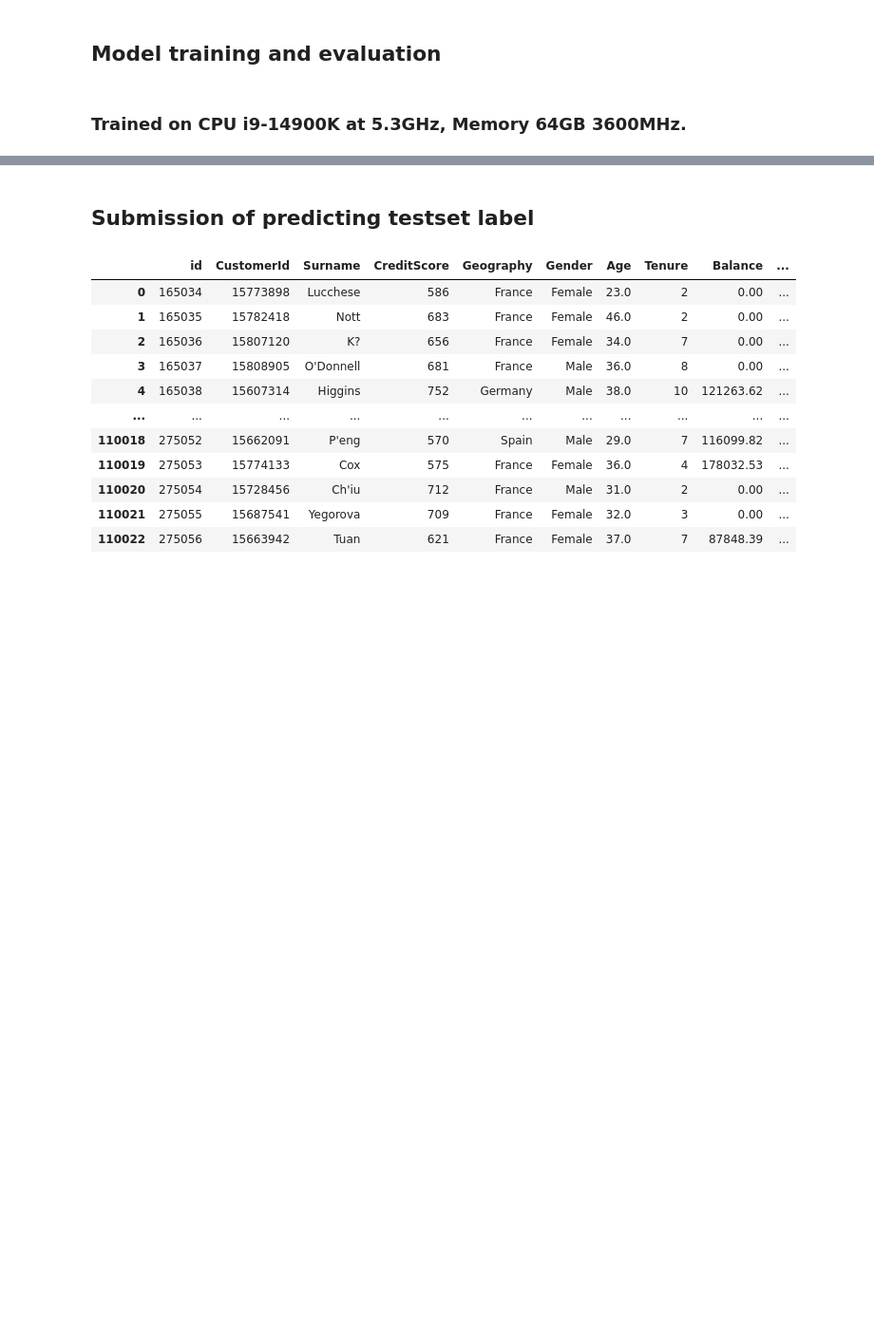
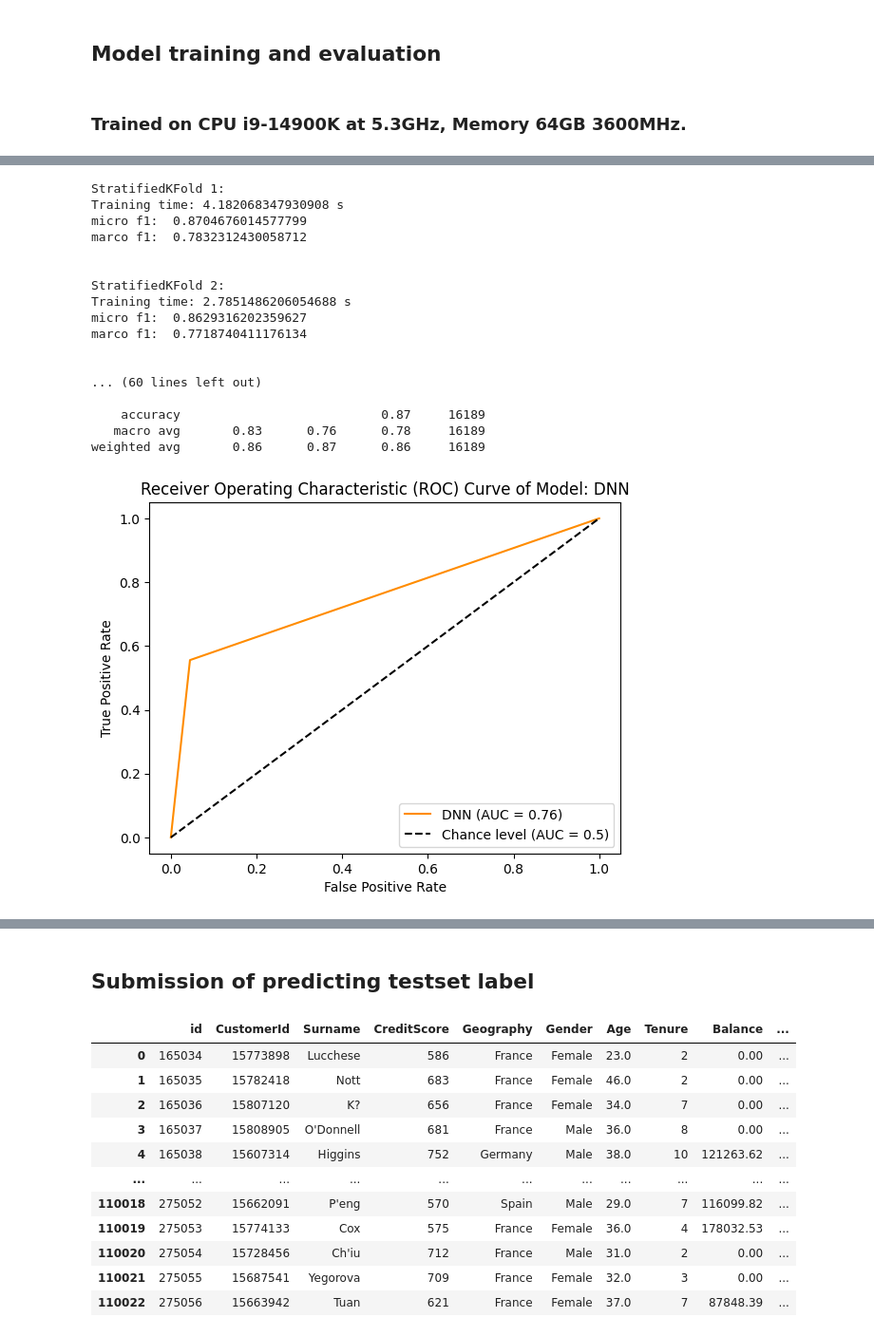
Before and after one commit to OliverWONG-MsC-EEE/COMP5511_Project, a Jupyter notebook: training_v2.ipynb, the cells around one changed output, grey strips where cells are left out. Shown: that part at 95% size. Cells and saved outputs as stored; diff of their text form; code cells hidden in the pictures; blank space fills up the shorter version.

```diff
--- a/training_v2.ipynb
+++ b/training_v2.ipynb
@@ -234,0 +290,22 @@ Best marco f1:  0.7641594048849858
+# %%
+#Deep Neural Network
+model_svmClassfier = train_and_evaluate("DNN")
+# %% [output]
+StratifiedKFold 1:
+Training time: 4.182068347930908 s
+micro f1:  0.8704676014577799
+marco f1:  0.7832312430058712
+
+
+StratifiedKFold 2:
+Training time: 2.7851486206054688 s
+micro f1:  0.8629316202359627
+marco f1:  0.7718740411176134
+
+
+... (60 lines left out)
+
+    accuracy                           0.87     16189
+   macro avg       0.83      0.76      0.78     16189
+weighted avg       0.86      0.87      0.86     16189
+[figure, added]
```
Also changed, not shown: parts of 9 cells of this notebook.
